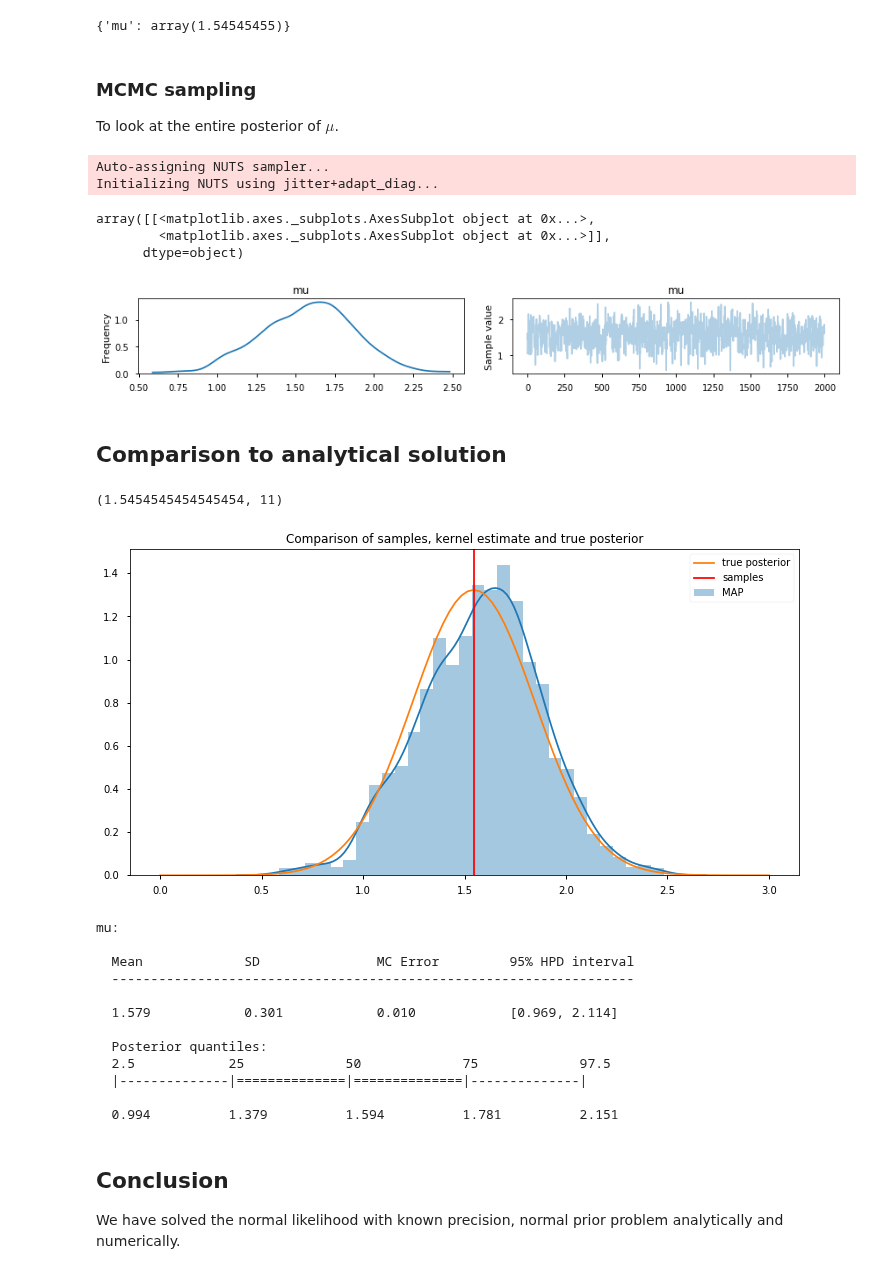
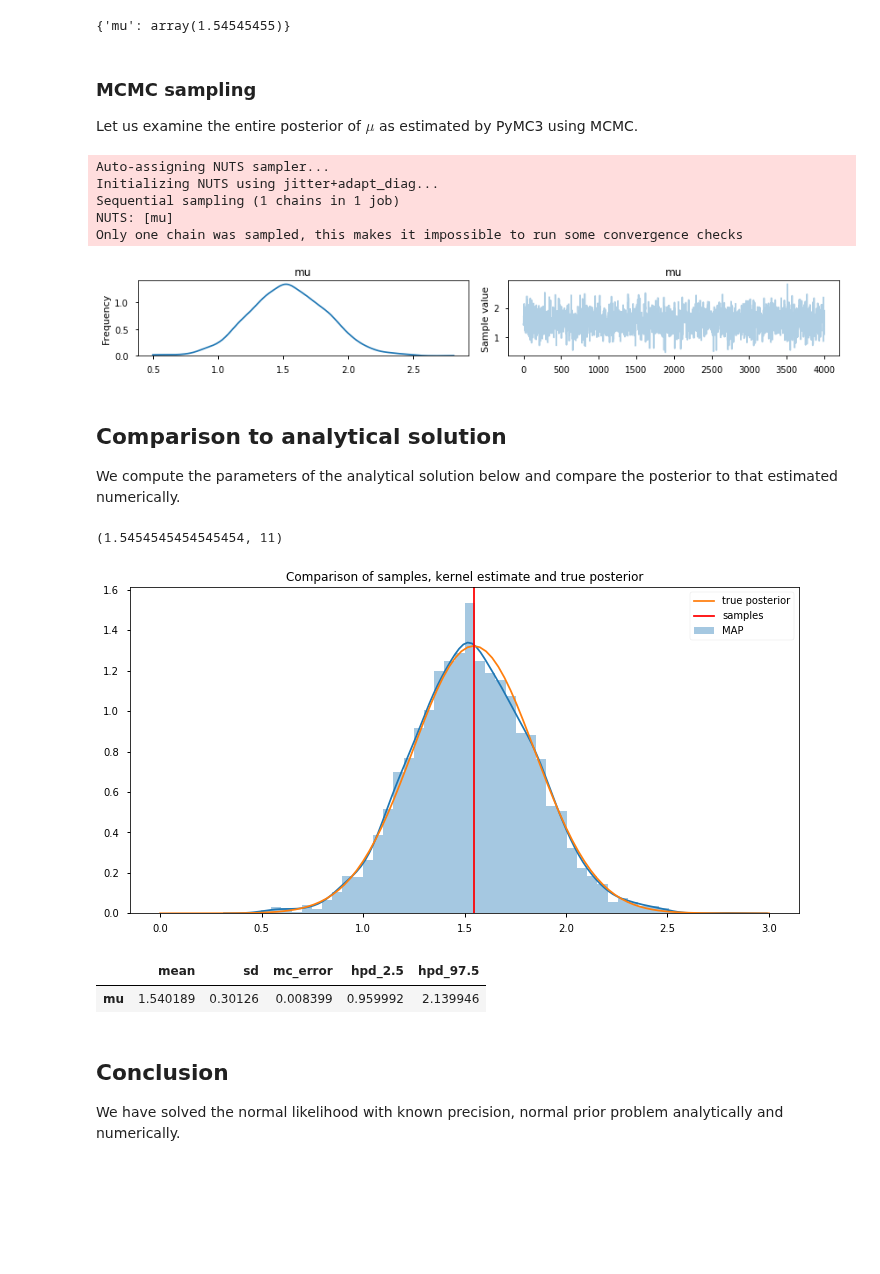
Before and after one commit to fonnesbeck/PyMC3_DataScienceLA, a Jupyter notebook: notebooks/1d. Analytical solution: Normal-Normal model with known precision.ipynb, the cells around one changed output. Cells and saved outputs as stored; diff of their text form; code cells hidden in the pictures; blank space fills up the shorter version.

```diff
--- a/notebooks/1d. Analytical solution: Normal-Normal model with known precision.ipynb
+++ b/notebooks/1d. Analytical solution: Normal-Normal model with known precision.ipynb
@@ -129,22 +122,23 @@ model_map
 {'mu': array(1.54545455)}
 # %% [markdown]
 ### MCMC sampling
-To look at the entire posterior of $\mu$.
+Let us examine the entire posterior of $\mu$ as estimated by PyMC3 using MCMC.
 # %%
 with norm2_model:
-    trace = pm.sample(draws=2000)
+    trace = pm.sample(draws=4000, tune=1000, chains=1)
 # %% [output]
 Auto-assigning NUTS sampler...
 Initializing NUTS using jitter+adapt_diag...
+Sequential sampling (1 chains in 1 job)
+NUTS: [mu]
+Only one chain was sampled, this makes it impossible to run some convergence checks
 # %%
-pm.traceplot(trace)
+_ = pm.traceplot(trace)
 # %% [output]
-array([[<matplotlib.axes._subplots.AxesSubplot object at 0x...>,
-        <matplotlib.axes._subplots.AxesSubplot object at 0x...>]],
-      dtype=object)
-[figure, old version]
+[figure, new version]
-# %% [markdown]
-## Comparison to analytical solution
+# %% [markdown]
+## Comparison to analytical solution
+We compute the parameters of the analytical solution below and compare the posterior to that estimated numerically.
 # %%
 # Analytical solution is a normal distribution with the following parameters:
 mu_1 = (mu0*tau0 + observed[0]*tau)/(tau0 + tau)
@@ -166,23 +160,13 @@ plt.legend(['true posterior', 'samples', 'MAP'])
 plt.title('Comparison of samples, kernel estimate and true posterior')
 plt.show()
 # %% [output]
-[figure, old version]
+[figure, new version]
 # %%
 # Let us look at some summary statistics of the posterior distribution
 pm.summary(trace)
 # %% [output]
-mu:
-
-  Mean             SD               MC Error         95% HPD interval
-  -------------------------------------------------------------------
-
-  1.579            0.301            0.010            [0.969, 2.114]
-
-  Posterior quantiles:
-  2.5            25             50             75             97.5
-  |--------------|==============|==============|--------------|
-
-  0.994          1.379          1.594          1.781          2.151
+|  | mean | sd | mc_error | hpd_2.5 | hpd_97.5 |
+| mu | 1.540189 | 0.30126 | 0.008399 | 0.959992 | 2.139946 |
 # %% [markdown]
 ## Conclusion
 
```
Also changed, not shown: parts of 8 cells of this notebook, 4 other files.
